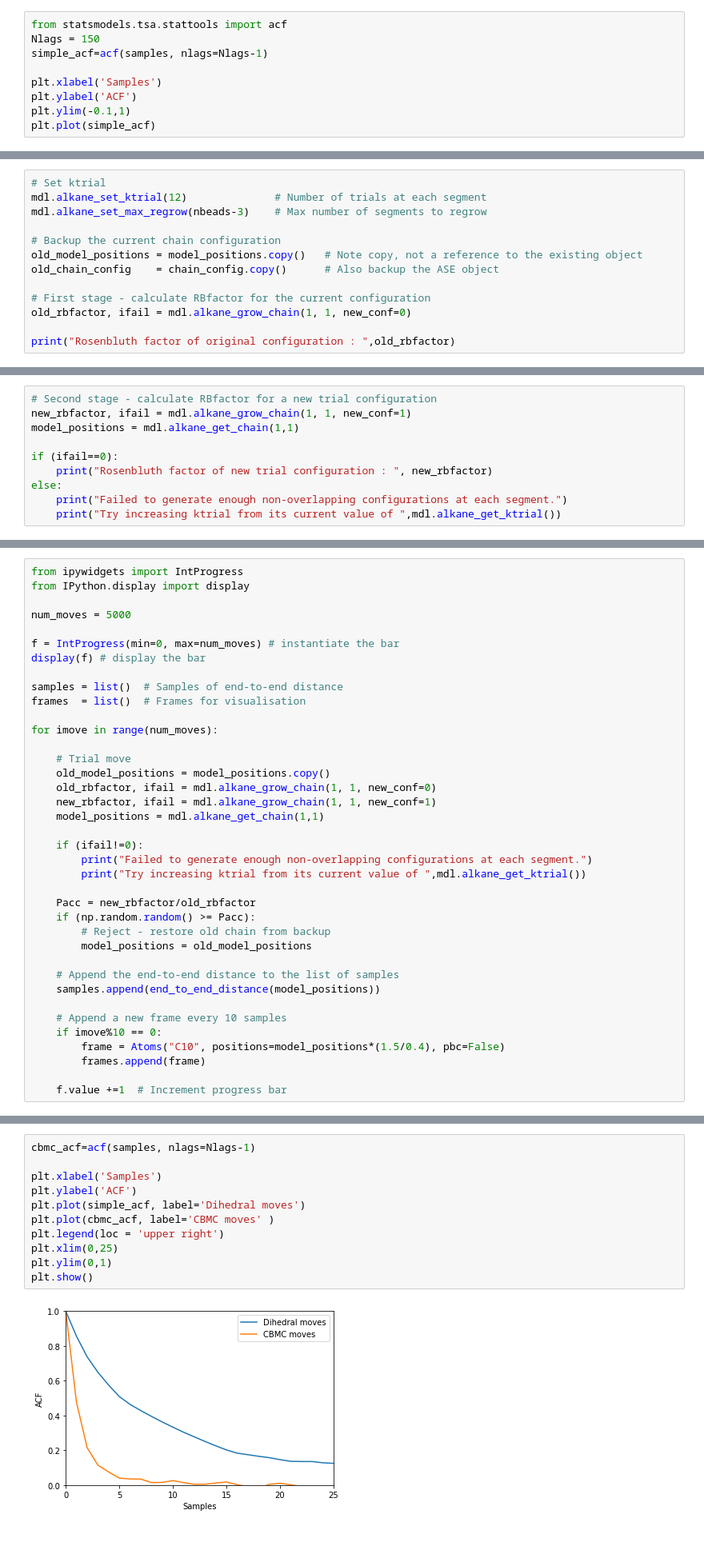
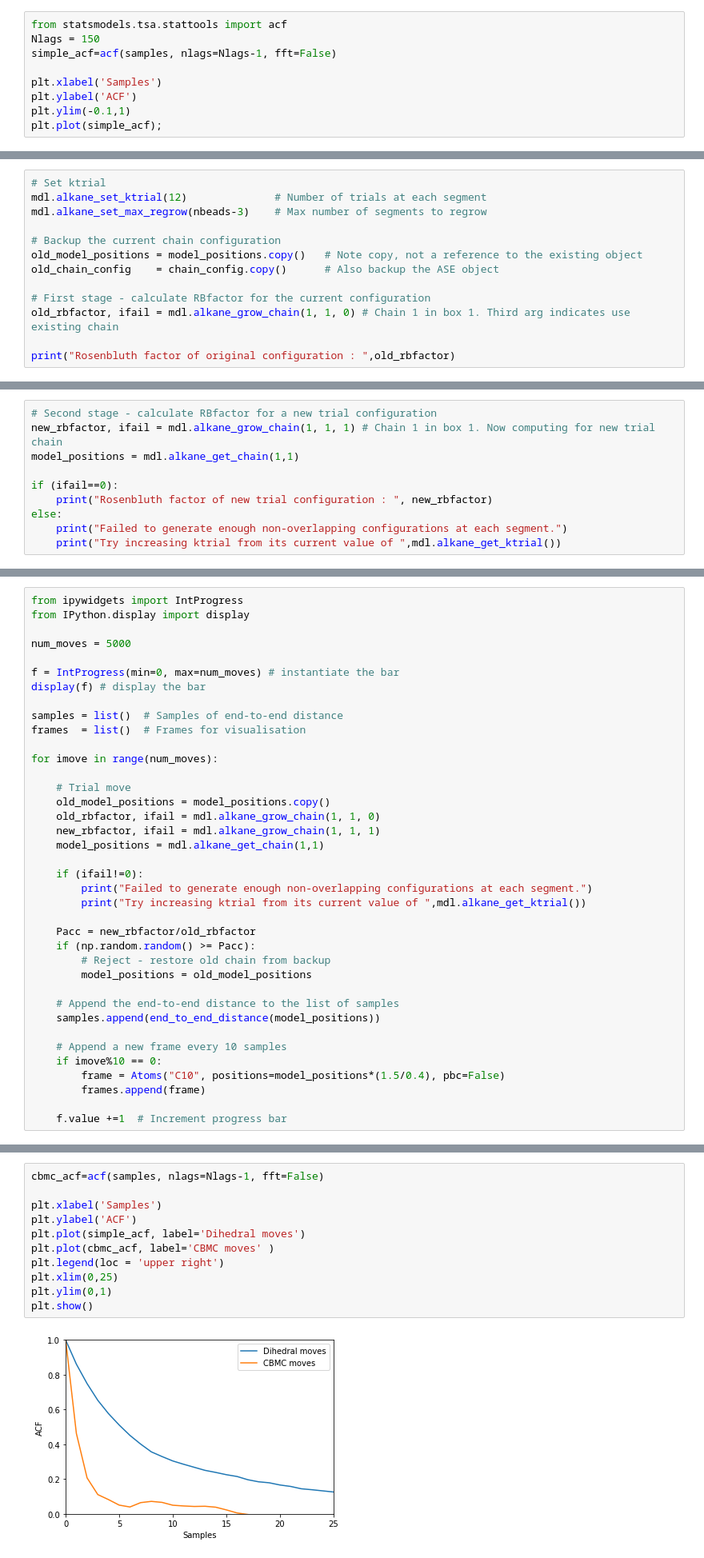
Before and after one commit to dquigley533/hs_alkane, a Jupyter notebook: examples/jupyter/sample_singlemol.ipynb, the cells around one changed output, grey strips where cells are left out. Shown at 80% size. Saved outputs shown, nothing was run; the diff lists cells and outputs as text.

```diff
--- a/examples/jupyter/sample_singlemol.ipynb
+++ b/examples/jupyter/sample_singlemol.ipynb
@@ -175,10 +178,10 @@ If we're being proper scientists we should understand to what extent these sampl
 # %%
 from statsmodels.tsa.stattools import acf
 Nlags = 150
-simple_acf=acf(samples, nlags=Nlags-1)
+simple_acf=acf(samples, nlags=Nlags-1, fft=False)
 
 plt.xlabel('Samples')
 plt.ylabel('ACF')
 plt.ylim(-0.1,1)
-plt.plot(simple_acf)
+plt.plot(simple_acf);
 # %% [output]
@@ -228,7 +230,7 @@ old_model_positions = model_positions.copy()   # Note copy, not a reference to t
 old_chain_config    = chain_config.copy()      # Also backup the ASE object
 
 # First stage - calculate RBfactor for the current configuration
-old_rbfactor, ifail = mdl.alkane_grow_chain(1, 1, new_conf=0)
+old_rbfactor, ifail = mdl.alkane_grow_chain(1, 1, 0) # Chain 1 in box 1. Third arg indicates use existing chain
 
 print("Rosenbluth factor of original configuration : ",old_rbfactor)
 # %% [output]
@@ -237,7 +239,7 @@ Rosenbluth factor of original configuration :  216000.0
 Note that we don't get any information about which bead the chain was regrown from. We don't need to care.
 # %%
 # Second stage - calculate RBfactor for a new trial configuration
-new_rbfactor, ifail = mdl.alkane_grow_chain(1, 1, new_conf=1)
+new_rbfactor, ifail = mdl.alkane_grow_chain(1, 1, 1) # Chain 1 in box 1. Now computing for new trial chain
 model_positions = mdl.alkane_get_chain(1,1)
 
 if (ifail==0):
@@ -289,8 +291,8 @@ for imove in range(num_moves):
 
     # Trial move
     old_model_positions = model_positions.copy()
-    old_rbfactor, ifail = mdl.alkane_grow_chain(1, 1, new_conf=0)
-    new_rbfactor, ifail = mdl.alkane_grow_chain(1, 1, new_conf=1)
+    old_rbfactor, ifail = mdl.alkane_grow_chain(1, 1, 0)
+    new_rbfactor, ifail = mdl.alkane_grow_chain(1, 1, 1)
     model_positions = mdl.alkane_get_chain(1,1)
 
     if (ifail!=0):
@@ -340,18 +350,18 @@ plt.show()
 # %% [markdown]
 It's instructive to compare the autocorrelation of the two data sets.
 # %%
-cbmc_acf=acf(samples, nlags=Nlags-1)
+cbmc_acf=acf(samples, nlags=Nlags-1, fft=False)
 
 plt.xlabel('Samples')
 plt.ylabel('ACF')
 plt.plot(simple_acf, label='Dihedral moves')
 plt.plot(cbmc_acf, label='CBMC moves' )
 plt.legend(loc = 'upper right')
 plt.xlim(0,25)
 plt.ylim(0,1)
 plt.show()
 # %% [output]
-[figure, old version]
+[figure, new version]
 # %% [markdown]
 This shows what we expect - fewer CBMC moves are needed to produce samples decorrelated from a given previous sample. For these moves we can sub-sample at an interval of 7 moves and get a similarly decorrelated sample set to sub-sampling the dihedral moves at an interval of 100 moves.
 # %%
```
Also changed, not shown: parts of 12 cells of this notebook, 2 other files.
